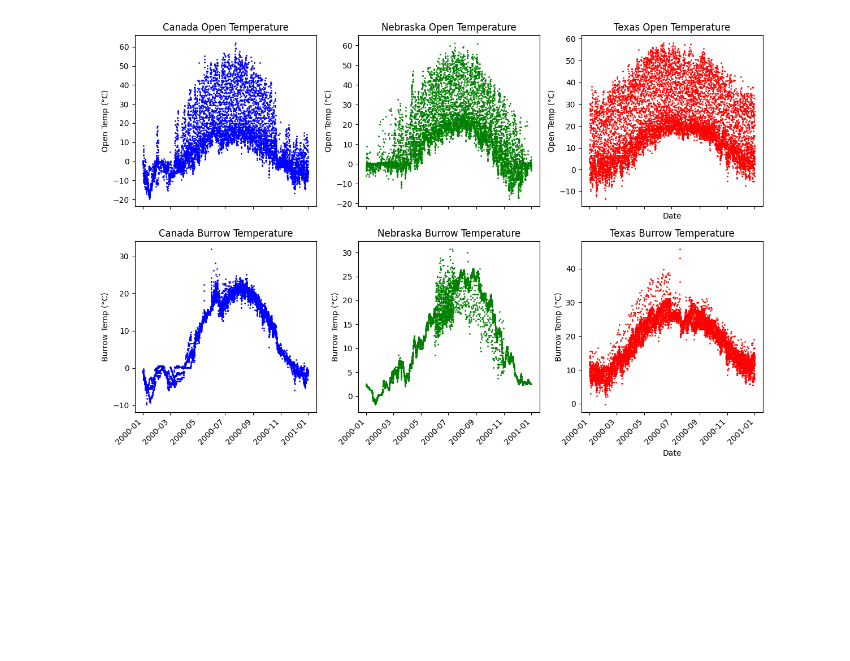
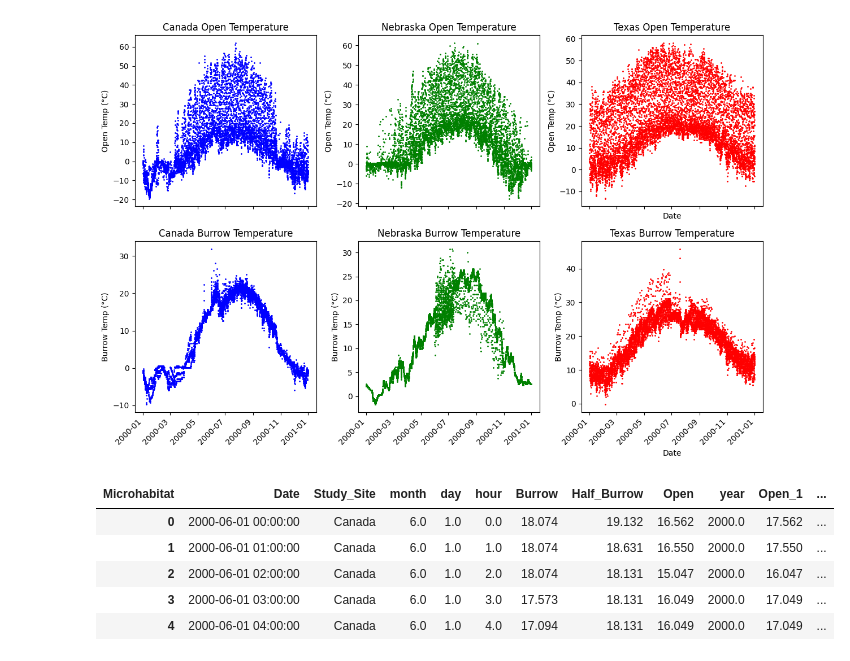
Before and after one commit to michaelremington2/suffugium, a Jupyter notebook: make_thermal_db/get_env_data.ipynb, the cells around one changed output. Drawn from its saved outputs; the diff is of its cells as text; code cells hidden in the pictures; blank space fills up the shorter version.

```diff
--- a/make_thermal_db/get_env_data.ipynb
+++ b/make_thermal_db/get_env_data.ipynb
@@ -408,6 +408,42 @@ for df in data:
     df['Burrow_2'] = df['Burrow']+2
     df['Open_3'] = df['Open']+3
     df['Burrow_3'] = df['Burrow']+3
+# %%
+start_month = 6  # June
+start_day = 1
+
+data = [canada_df_clean, nebraska_df_clean, texas_df_clean]
+shifted_data = []
+
+for df in data:
+    df = df.copy()
+    df['Date'] = pd.to_datetime(df['Date'])
+
+    # Find start date for June 1 in that dataset's first year
+    year_start = df['Date'].min().year
+    start_date = pd.Timestamp(year=year_start, month=start_month, day=start_day)
+
+    # Slice from start_date forward, then wrap around to the earlier part of the year
+    df_reordered = pd.concat([
+        df[df['Date'] >= start_date],
+        df[df['Date'] < start_date]
+    ])
+
+    # Reset index for clean CSV
+    df_reordered = df_reordered.reset_index(drop=True)
+
+    shifted_data.append(df_reordered)
+
+canada_df_clean, nebraska_df_clean, texas_df_clean = shifted_data
+# %%
+canada_df_clean.head()
+# %% [output]
+| Microhabitat | Date | Study_Site | month | day | hour | Burrow | Half_Burrow | Open | year | Open_1 | ... |
+| 0 | 2000-06-01 00:00:00 | Canada | 6.0 | 1.0 | 0.0 | 18.074 | 19.132 | 16.562 | 2000.0 | 17.562 | ... |
+| 1 | 2000-06-01 01:00:00 | Canada | 6.0 | 1.0 | 1.0 | 18.074 | 18.631 | 16.550 | 2000.0 | 17.550 | ... |
+| 2 | 2000-06-01 02:00:00 | Canada | 6.0 | 1.0 | 2.0 | 18.074 | 18.131 | 15.047 | 2000.0 | 16.047 | ... |
+| 3 | 2000-06-01 03:00:00 | Canada | 6.0 | 1.0 | 3.0 | 17.573 | 18.131 | 16.049 | 2000.0 | 17.049 | ... |
+| 4 | 2000-06-01 04:00:00 | Canada | 6.0 | 1.0 | 4.0 | 17.094 | 18.131 | 16.049 | 2000.0 | 17.049 | ... |
 # %%
 data = [canada_df_clean, nebraska_df_clean, texas_df_clean]
 folder = '/home/micha/Documents/suffugium/environment_data/'
```
Also changed, not shown: 3 other files.
